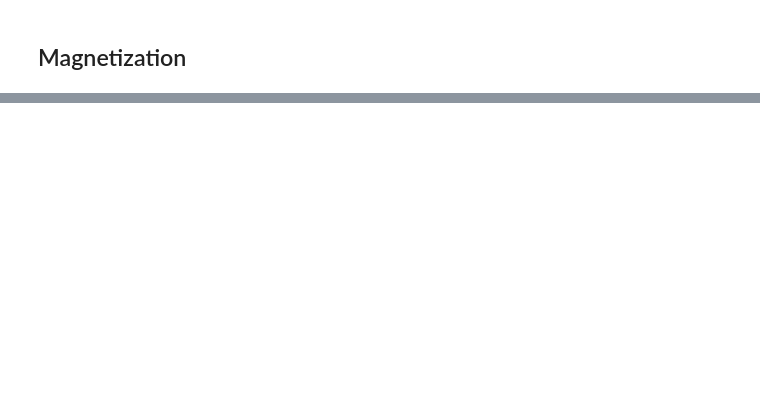
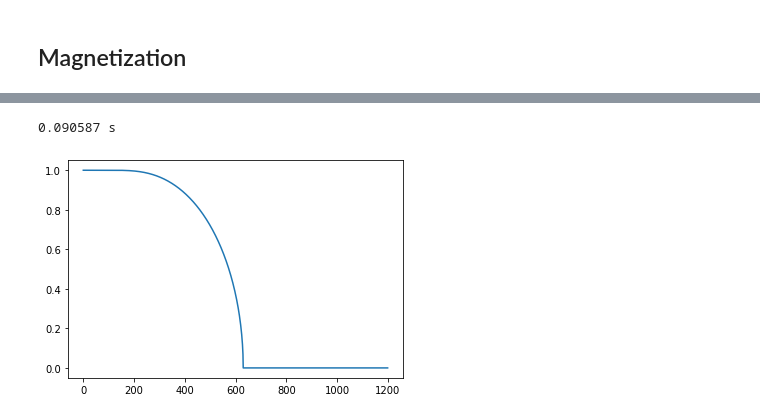
Before and after one commit to dschick/udkm1Dsim, a Jupyter notebook: docs/source/examples/LLB.ipynb, the cells around one changed output, grey strips where cells are left out. Drawn from its saved outputs; the diff is of its cells as text; code cells hidden in the pictures; blank space fills up the shorter version.

```diff
--- a/docs/source/examples/LLB.ipynb
+++ b/docs/source/examples/LLB.ipynb
@@ -201,0 +316,14 @@ array([[0., 0., 0., ..., 0., 0., 0.],
+# %%
+import scipy.constants as constants
+
+def Brillouin(m, T, eff_spins, mf_exch_couplings, curie_temps):
+    eta = mf_exch_couplings * m / constants.k / T / curie_temps
+    c1 = (2 * eff_spins + 1) / (2 * eff_spins)
+    c2 = 1 / (2 * eff_spins)
+    return c1 / np.tanh(c1 * eta) - c2 / np.tanh(c2 * eta)
+# %%
+eff_spins = S.get_layer_property_vector('eff_spin')
+mf_exch_couplings = S.get_layer_property_vector('mf_exch_coupling')
+curie_temps = S.get_layer_property_vector('_curie_temp')
+
+Brillouin(0.5, temp_map[1000, :, 0], eff_spins, mf_exch_couplings, curie_temps)
@@ -201,0 +343,32 @@ array([[0., 0., 0., ..., 0., 0., 0.],
+# %%
+from scipy.optimize import fsolve
+
+#def find_intersection_sp(m, Bm, m0):
+#    return fsolve(lambda x: m(x) - Bm(x), m0)
+
+N = 1 #S.get_number_of_layers()
+M = len(delays)
+
+mf_mag_map = np.zeros([M, N])
+
+t1 = time.time()
+for i in range(N):
+    for j in range(M):
+        T = j/curie_temps[i] # temp_map[j, i, 0]/curie_temps[i]
+        if T > 1:
+            mf_mag_map[j, i] = 0
+        else:
+            mf_mag_map[j, i] = fsolve(lambda x: x - Brillouin(x, T, eff_spins[i],
+                                                              mf_exch_couplings[i],
+                                                              curie_temps[i]), np.sqrt(1-T))
+
+t2 = time.time()
+print('{:f} s'.format(t2-t1))
+# %% [output]
+0.090587 s
+# %%
+plt.figure()
+plt.plot(mf_mag_map)
+plt.show()
+# %% [output]
+[figure, added]
```
Also changed, not shown: parts of 21 cells of this notebook.
